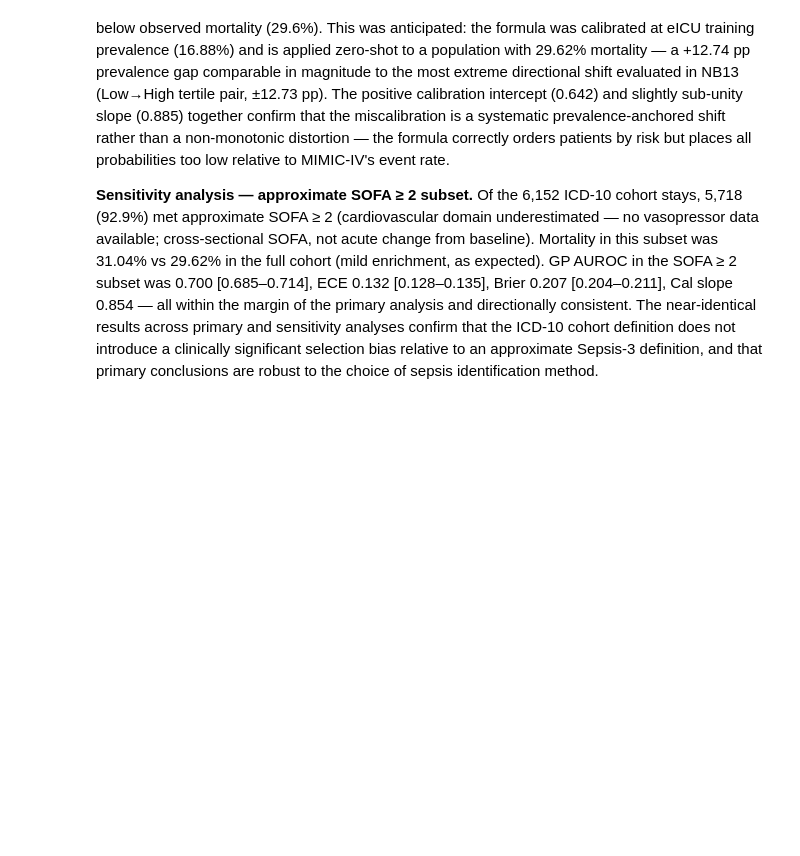
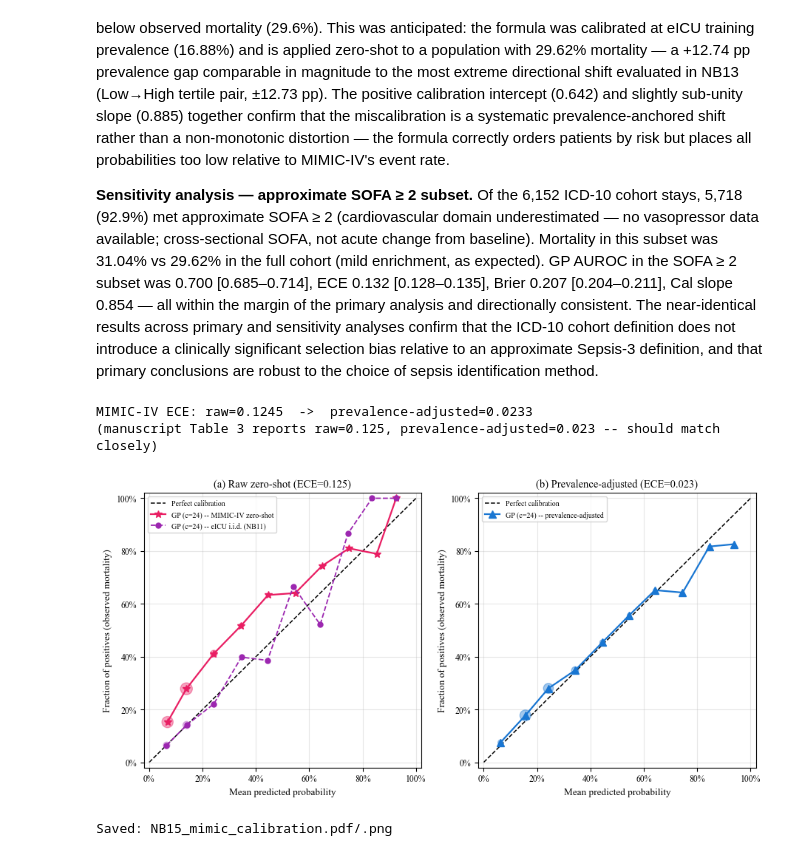
Before and after one commit to neelofarshaheen10-dotcom/sepsis-gp-symbolic-regression, a Jupyter notebook: notebooks/NB15_mimic_external_validation.ipynb, the cells around one changed output. Cells and saved outputs as stored; diff of their text form; code cells hidden in the pictures; blank space fills up the shorter version.

```diff
--- a/notebooks/NB15_mimic_external_validation.ipynb
+++ b/notebooks/NB15_mimic_external_validation.ipynb
@@ -792,44 +810,74 @@ print(f'\nSaved: mimic_gp_predictions.csv, NB15_mimic_metrics.csv')
 
 **Sensitivity analysis — approximate SOFA ≥ 2 subset.** Of the 6,152 ICD-10 cohort stays, 5,718 (92.9%) met approximate SOFA ≥ 2 (cardiovascular domain underestimated — no vasopressor data available; cross-sectional SOFA, not acute change from baseline). Mortality in this subset was 31.04% vs 29.62% in the full cohort (mild enrichment, as expected). GP AUROC in the SOFA ≥ 2 subset was 0.700 [0.685–0.714], ECE 0.132 [0.128–0.135], Brier 0.207 [0.204–0.211], Cal slope 0.854 — all within the margin of the primary analysis and directionally consistent. The near-identical results across primary and sensitivity analyses confirm that the ICD-10 cohort definition does not introduce a clinically significant selection bias relative to an approximate Sepsis-3 definition, and that primary conclusions are robust to the choice of sepsis identification method.
 # %%
-## Cell 5 — Calibration Plot + Summary Figure
+## Cell 5 -- Calibration Plot + Summary Figure
 
-# Plan: Calibration curve for GP zero-shot on MIMIC-IV vs eICU references.
+# Plan: Two-panel calibration figure -- raw zero-shot (left) vs prevalence-adjusted (right).
 # Save to results/v2_bce/figures/NB15_mimic_calibration.pdf/.png
 
 pred_df = pd.read_csv(DATA_PROC / 'mimic_gp_predictions.csv')
 y_true  = pred_df['hospital_expire_flag'].values
 gp_prob = pred_df['gp_prob'].values
 
 # eICU reference calibration data from NB11
 eicu_pred = pd.read_csv(DATA_PROC / 'gp_predictions_v2_bce.csv')
 
-fig, ax = plt.subplots(figsize=(4.6, 4.6))
-ax.plot([0, 1], [0, 1], 'k--', lw=1.1, label='Perfect calibration', zorder=1)
+# Prevalence-adaptive adjustment (Equation 6): requires only source/target prevalence
+pi_train = eicu_pred['hospital_mortality'].mean()
+pi_local = y_true.mean()
+gp_prob_c = np.clip(gp_prob, 1e-7, 1 - 1e-7)
+w = (pi_local / pi_train) * ((1 - pi_train) / (1 - pi_local))
+gp_prob_adj = (gp_prob_c * w) / (gp_prob_c * w + (1 - gp_prob_c))
 
-# MIMIC-IV
+ece_raw = compute_ece(y_true, gp_prob)
+ece_adj = compute_ece(y_true, gp_prob_adj)
+from decimal import Decimal, ROUND_HALF_UP
+def _r3(x):
+    return float(Decimal(f'{x:.4f}').quantize(Decimal('0.001'), rounding=ROUND_HALF_UP))
+
+print(f'MIMIC-IV ECE: raw={ece_raw:.4f}  ->  prevalence-adjusted={ece_adj:.4f}')
+print(f'(manuscript Table 3 reports raw=0.125, prevalence-adjusted=0.023 -- should match closely)')
+
+fig, (ax1, ax2) = plt.subplots(1, 2, figsize=(9.2, 4.6))
+
+# --- Panel (a): raw zero-shot ---
+ax1.plot([0, 1], [0, 1], 'k--', lw=1.1, label='Perfect calibration', zorder=1)
 c, a, s = calibration_bins(y_true, gp_prob)
-ax.scatter(c, a, s=s/18, color='#E91E63', alpha=0.4, zorder=3)
-ax.plot(c, a, color='#E91E63', marker='*', ls='-', lw=1.6, markersize=7,
-        label='GP (c=24) — MIMIC-IV zero-shot', zorder=2)
+ax1.scatter(c, a, s=s/18, color='#E91E63', alpha=0.4, zorder=3)
+ax1.plot(c, a, color='#E91E63', marker='*', ls='-', lw=1.6, markersize=7,
+        label='GP (c=24) -- MIMIC-IV zero-shot', zorder=2)
+c2, a2, s2 = calibration_bins(eicu_pred['hospital_mortality'].values, eicu_pred['gp_prob'].values)
+ax1.scatter(c2, a2, s=s2/18, color='#9C27B0', alpha=0.3, zorder=3)
+ax1.plot(c2, a2, color='#9C27B0', marker='o', ls='--', lw=1.3, markersize=5,
+        label='GP (c=24) -- eICU i.i.d. (NB11)', zorder=2)
+ax1.set_title(f'(a) Raw zero-shot (ECE={_r3(ece_raw):.3f})', fontsize=10.5)
 
-# eICU i.i.d. reference
-c2, a2, s2 = calibration_bins(eicu_pred['hospital_mortality'].values, eicu_pred['gp_prob'].values)
-ax.scatter(c2, a2, s=s2/18, color='#9C27B0', alpha=0.3, zorder=3)
-ax.plot(c2, a2, color='#9C27B0', marker='o', ls='--', lw=1.3, markersize=5,
-        label='GP (c=24) — eICU i.i.d. (NB11)', zorder=2)
+# --- Panel (b): prevalence-adjusted ---
+ax2.plot([0, 1], [0, 1], 'k--', lw=1.1, label='Perfect calibration', zorder=1)
+c3, a3, s3 = calibration_bins(y_true, gp_prob_adj)
+ax2.scatter(c3, a3, s=s3/18, color='#1976D2', alpha=0.4, zorder=3)
+ax2.plot(c3, a3, color='#1976D2', marker='^', ls='-', lw=1.6, markersize=7,
+        label='GP (c=24) -- prevalence-adjusted', zorder=2)
+ax2.set_title(f'(b) Prevalence-adjusted (ECE={_r3(ece_adj):.3f})', fontsize=10.5)
 
-ax.set_xlabel('Mean predicted probability', fontsize=9.5)
-ax.set_ylabel('Fraction of positives (observed mortality)', fontsize=9.5)
-ax.set_xlim(-0.02, 1.02); ax.set_ylim(-0.02, 1.02)
-ax.xaxis.set_major_formatter(mtick.PercentFormatter(xmax=1, decimals=0))
-ax.yaxis.set_major_formatter(mtick.PercentFormatter(xmax=1, decimals=0))
-ax.tick_params(labelsize=8.5)
-ax.legend(loc='upper left', fontsize=7.8)
-ax.grid(True, alpha=0.3)
+for ax in (ax1, ax2):
+    ax.set_xlabel('Mean predicted probability', fontsize=9.5)
+    ax.set_ylabel('Fraction of positives (observed mortality)', fontsize=9.5)
+    ax.set_xlim(-0.02, 1.02); ax.set_ylim(-0.02, 1.02)
+    ax.xaxis.set_major_formatter(mtick.PercentFormatter(xmax=1, decimals=0))
+    ax.yaxis.set_major_formatter(mtick.PercentFormatter(xmax=1, decimals=0))
+    ax.tick_params(labelsize=8.5)
+    ax.legend(loc='upper left', fontsize=7.2)
+    ax.grid(True, alpha=0.3)
+
 plt.tight_layout()
 fig.savefig(FIGURES / 'NB15_mimic_calibration.pdf', bbox_inches='tight')
 fig.savefig(FIGURES / 'NB15_mimic_calibration.png', bbox_inches='tight', dpi=150)
 plt.show()
 print('Saved: NB15_mimic_calibration.pdf/.png')
+# %% [output]
+MIMIC-IV ECE: raw=0.1245  ->  prevalence-adjusted=0.0233
+(manuscript Table 3 reports raw=0.125, prevalence-adjusted=0.023 -- should match closely)
+[figure, added]
+Saved: NB15_mimic_calibration.pdf/.png
 # %% [markdown]
```
Also changed, not shown: parts of 2 cells of this notebook, 5 other files.
